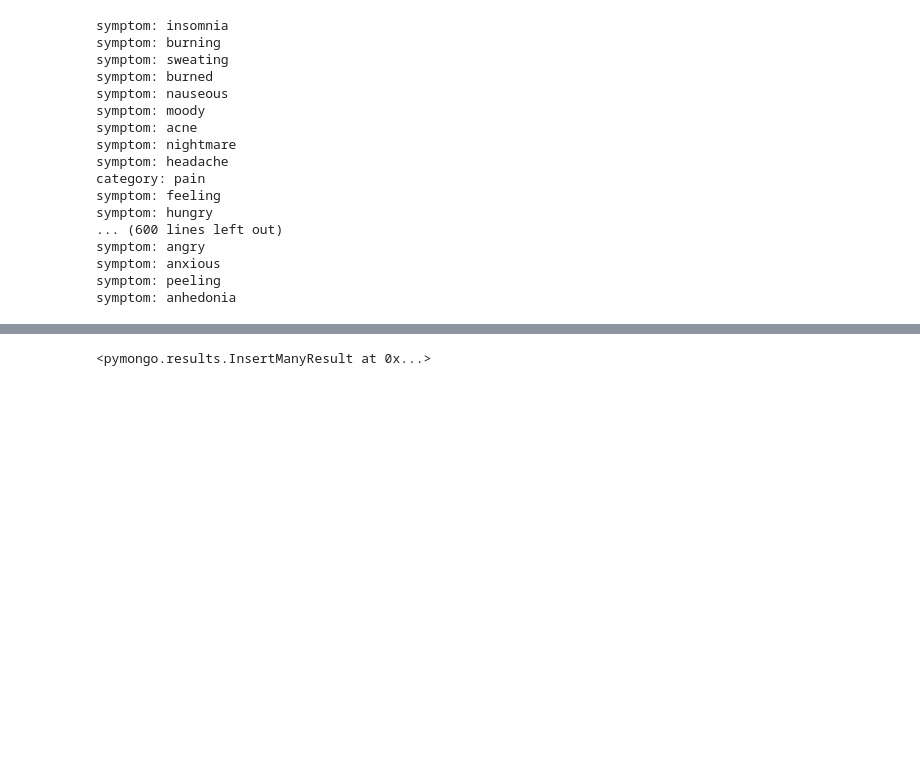
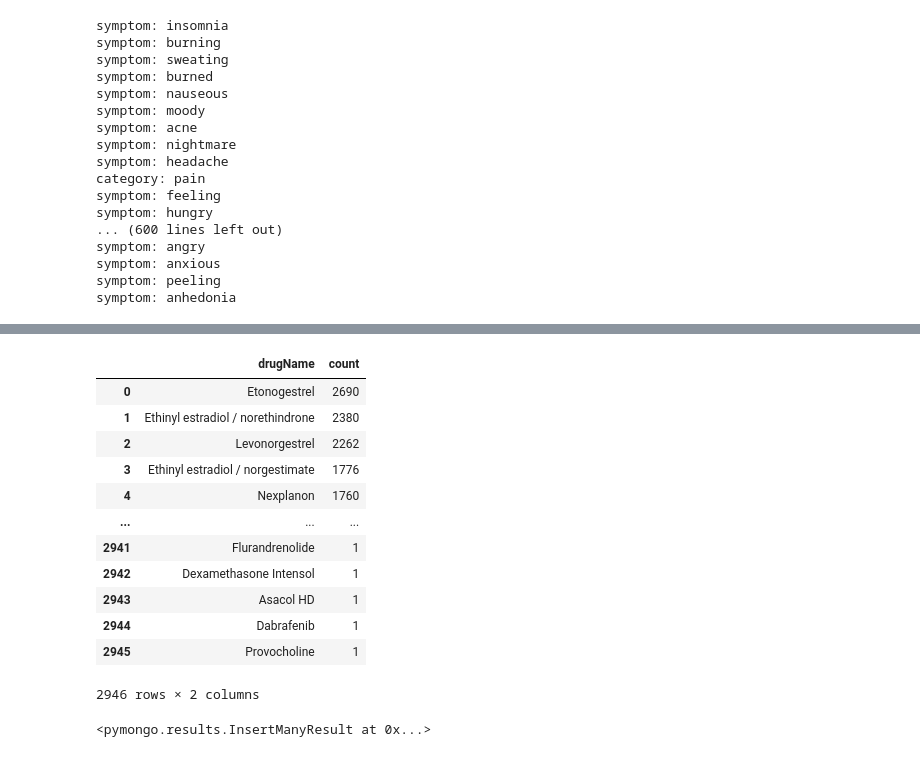
Before and after one commit to hendahmke/adverse_drug_reactions, a Jupyter notebook: notebooks/Fleming.ipynb, the cells around one changed output, grey strips where cells are left out. Saved outputs shown, nothing was run; the diff lists cells and outputs as text; code cells hidden in the pictures; blank space fills up the shorter version.

```diff
--- a/notebooks/Fleming.ipynb
+++ b/notebooks/Fleming.ipynb
@@ -831,3 +870,19 @@ array([ 0,  3,  1,  2,  5, 11, 23, 25, 14, 26, 20,  8,  9,  4, 12,  6, 10],
+# %%
+drug_counts
+# %% [output]
+|  | drugName | count |
+| 0 | Etonogestrel | 2690 |
+| 1 | Ethinyl estradiol / norethindrone | 2380 |
+| 2 | Levonorgestrel | 2262 |
+| 3 | Ethinyl estradiol / norgestimate | 1776 |
+| 4 | Nexplanon | 1760 |
+| ... | ... | ... |
+| 2941 | Flurandrenolide | 1 |
+| 2942 | Dexamethasone Intensol | 1 |
+| 2943 | Asacol HD | 1 |
+| 2944 | Dabrafenib | 1 |
+| 2945 | Provocholine | 1 |
+2946 rows × 2 columns
 # %%
 # se_categorical_list.to_csv('../raw_data/categorical_se.csv', index=False)
 # %%
```
Also changed, not shown: parts of 22 cells of this notebook, 6 other files.
